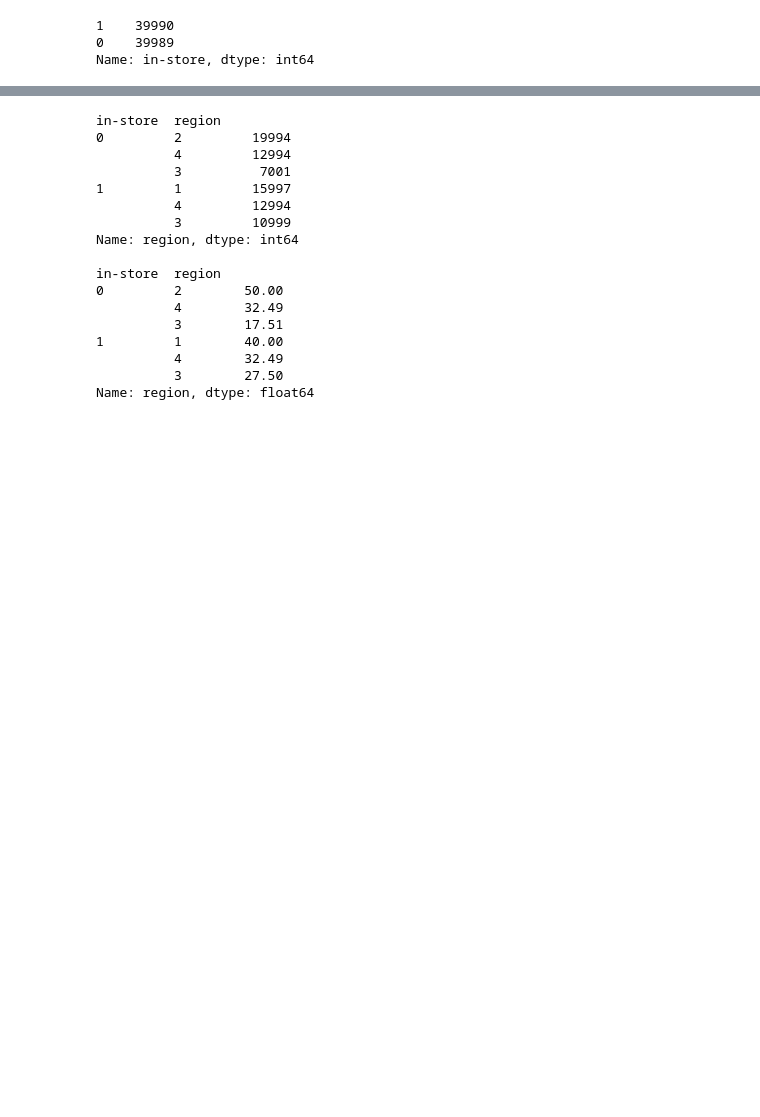
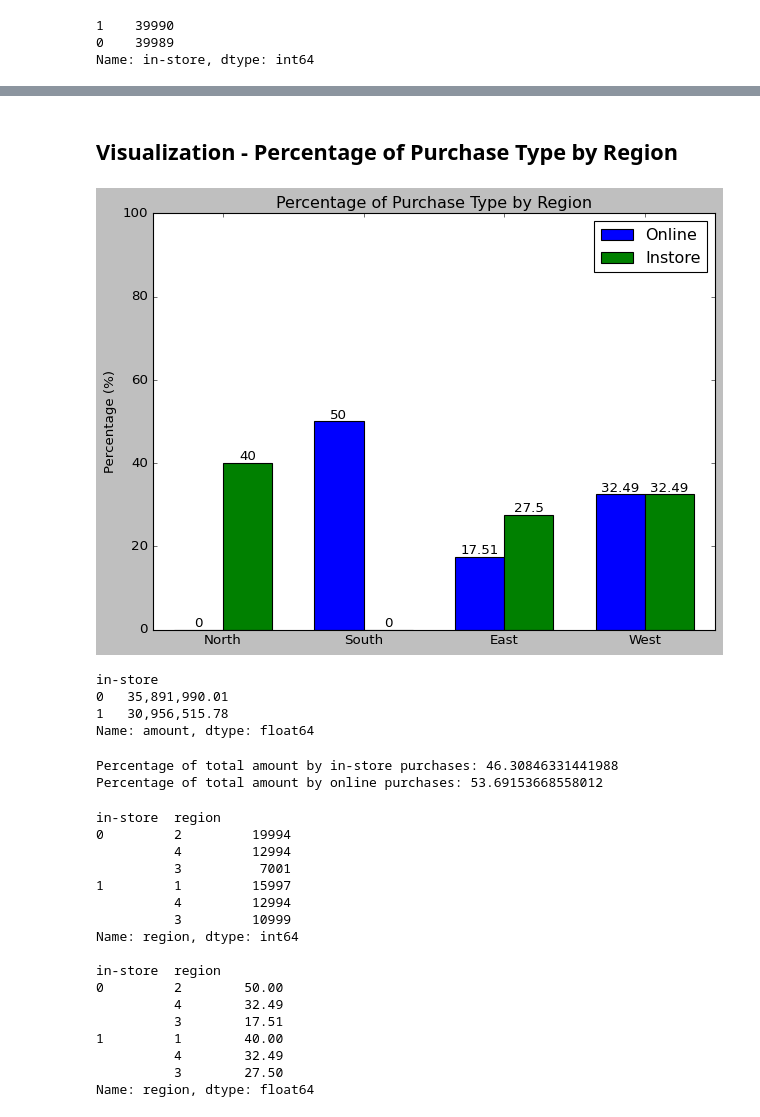
Before and after one commit to dreakian/DACP_XTOL_materials, a Jupyter notebook: current_Course_One_Project_Notebook.ipynb, the cells around one changed output, grey strips where cells are left out. Drawn from its saved outputs; the diff is of its cells as text; code cells hidden in the pictures; blank space fills up the shorter version.

```diff
--- a/current_Course_One_Project_Notebook.ipynb
+++ b/current_Course_One_Project_Notebook.ipynb
@@ -177,0 +207,31 @@ Name: in-store, dtype: int64
+# %% [markdown]
+## Visualization - Percentage of Purchase Type by Region
+# %%
+labels_list = ["North", "South", "East", "West"]
+online_percentages = [0.00, 50.0, 17.51, 32.49]
+instore_percentages = [40.0, 0.00, 27.50, 32.49]
+
+x = np.arange(len(labels_list))
+
+# tickvalues = range(0, len(x))
+
+width = 0.35
+
+fig, ax = plt.subplots()
+
+online_bars = ax.bar(x - width/2, online_percentages, width, label="Online")
+instore_bars = ax.bar(x + width/2, instore_percentages, width, label="Instore")
+
+# ax.set_xlabel("Region - 1: North 2: South 3: East 4: West")
+ax.set_ylabel("Percentage (%)")
+ax.set_title("Percentage of Purchase Type by Region")
+ax.set_ylim(0,100)
+ax.set_xticks(x, labels_list)
+ax.legend()
+
+ax.bar_label(online_bars)
+ax.bar_label(instore_bars)
+
+fig.tight_layout()
+# %% [output]
+[figure, added]
@@ -178,3 +252,24 @@ Name: in-store, dtype: int64
+# %%
+data["amount"].groupby(data["in-store"]).sum()
+# %% [output]
+in-store
+0   35,891,990.01
+1   30,956,515.78
+Name: amount, dtype: float64
+# %%
+total_amount_in_store = 30956515.78
+total_amount_online = 35891990.01
+
+total_amount = total_amount_in_store + total_amount_online
+
+percentage_total_amount_in_store = (total_amount_in_store / total_amount) * 100
+percentage_total_amount_online = (total_amount_online / total_amount) * 100
+
+print(f"Percentage of total amount by in-store purchases: {percentage_total_amount_in_store}")
+print(f"Percentage of total amount by online purchases: {percentage_total_amount_online}")
+# %% [output]
+Percentage of total amount by in-store purchases: 46.30846331441988
+Percentage of total amount by online purchases: 53.69153668558012
 # %%
 v = data["region"].groupby(data["in-store"]).value_counts()
 
```
Also changed, not shown: parts of 70 cells of this notebook.
